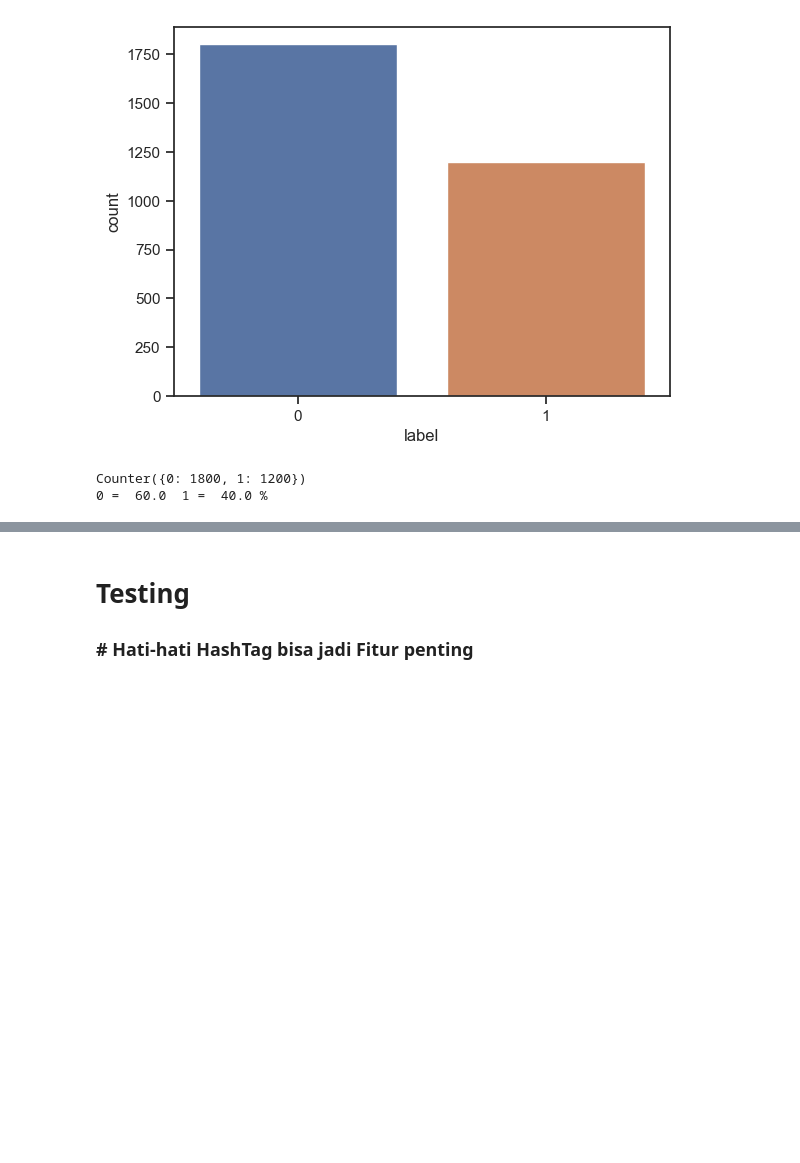
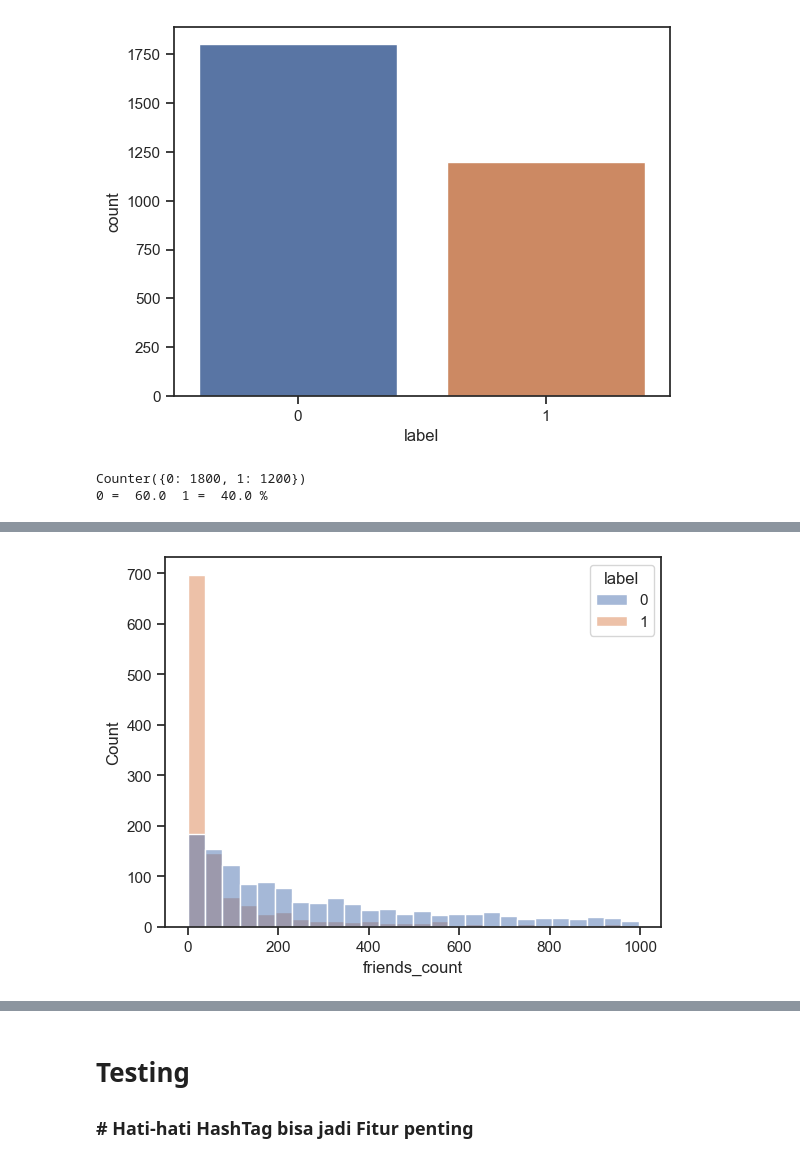
Before and after one commit to taudataanalytics/taudata-Academy, a Jupyter notebook: DikLit-Himasta-UnDip-2024.ipynb, the cells around one changed output, grey strips where cells are left out. Saved outputs shown, nothing was run; the diff lists cells and outputs as text; code cells hidden in the pictures; blank space fills up the shorter version.

```diff
--- a/DikLit-Himasta-UnDip-2024.ipynb
+++ b/DikLit-Himasta-UnDip-2024.ipynb
@@ -189,0 +201,5 @@ Counter({0: 1800, 1: 1200})
+# %%
+# Visualisasi tidak bekerja jika terdapat outlier
+p = sns.histplot(data=df[df.friends_count<1000], x="friends_count", hue="label")
+# %% [output]
+[figure, added]
```
Also changed, not shown: parts of 9 cells of this notebook.
